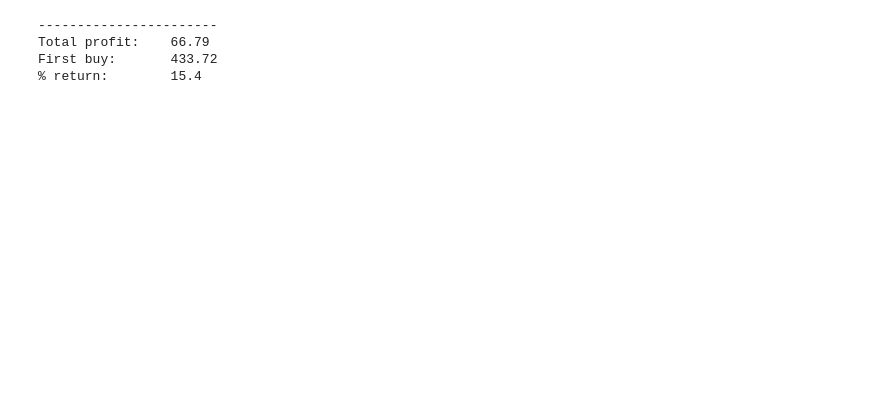
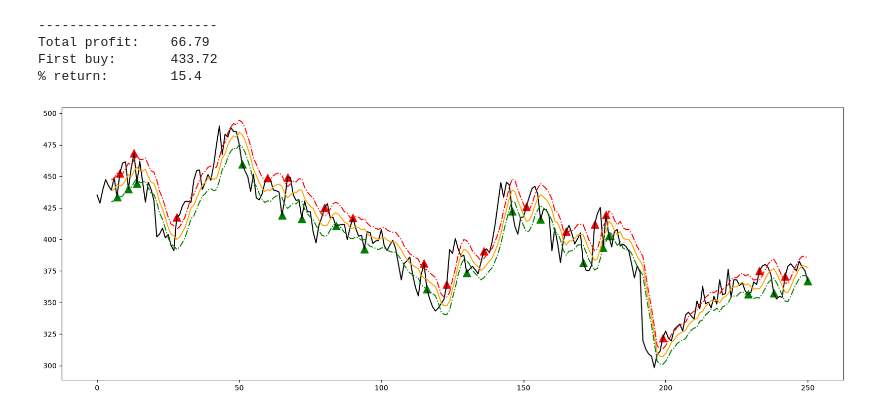
Before and after one commit to chelseaharding/DATA_5500_FA_26, a Jupyter notebook: hw3/hw3_pandas.ipynb, the cells around one changed output. Drawn from its saved outputs; the diff is of its cells as text; code cells hidden in the pictures; blank space fills up the shorter version.

Commit message:
updating the visuals in homework 3

```diff
--- a/hw3/hw3_pandas.ipynb
+++ b/hw3/hw3_pandas.ipynb
@@ -58,6 +62,8 @@ df.head(10)
 buy          = 0
 first_buy    = 0
 total_profit = 0
+
+df["Signal"] = "hold"
 
 for i in range(len(df)):
     current_price   = df.loc[i, "Close/Last"]
@@ -66,16 +72,18 @@ for i in range(len(df)):
     if current_price < (moving_avg  * 0.98) and buy == 0: #0.98 for 21 # 0.96 for 22
             print("buying at: ", "\t", round(current_price, 3), "iteration", i)
             buy = current_price
+            df.loc[i, "Signal"] = "buy"
             if first_buy == 0:
                 first_buy = buy
     elif current_price > (moving_avg * 1.02) and buy != 0: #1.02 for 21 #1.04 for 22
         print("selling at: ", "\t", round(current_price, 3))
         trade_profit = current_price - buy
+        df.loc[i, "Signal"] = "sell"
         print("trade profit: ", "\t", round(trade_profit, 2))
         total_profit += trade_profit
         buy = 0
     else:
-        pass #do nothing
+        df.loc[i, "Signal"] = "hold"
 # %% [output]
 buying at:       433.72 iteration 7
 selling at:      452.42
@@ -106,3 +130,69 @@ print("% return: ", "\t", round(final_profit_percentage, 2))
 Total profit:    66.79
 First buy:       433.72
 % return:        15.4
+# %%
+# plot it
+import matplotlib.pyplot as plt
+
+plt.figure(figsize=(20, 7))
+
+# price
+plt.plot(
+    df.index,
+    df["Close/Last"],
+    label="TSLA Price",
+    color="black"
+)
+
+# moving avg
+plt.plot(
+    df.index,
+    df["Moving_avg"],
+    label="Moving Average",
+    color="orange"
+)
+
+# buy signal line
+plt.plot(
+    df.index,
+    df["Buy_Threshold"],
+    label="Buy Threshold",
+    color="green",
+    linestyle="-."
+)
+
+# sell signal line
+plt.plot(
+    df.index,
+    df["Sell_Threshold"],
+    label="Sell Threshold",
+    color="red",
+    linestyle="-."
+)
+
+# plot the buys and sells
+buys = df[df["Signal"] == "buy"]
+sells = df[df["Signal"] == "sell"]
+
+plt.scatter(
+    buys.index,
+    buys["Close/Last"],
+    marker="^",
+    color="green",
+    s=120,
+    label="buy signal"
+)
+
+plt.scatter(
+    sells.index,
+    sells["Close/Last"],
+    marker="^",
+    color="red",
+    s=120,
+    label="sell signal"
+)
+
+
+plt.show()
+# %% [output]
+[figure, added]
```
Also changed, not shown: parts of 2 cells of this notebook.
